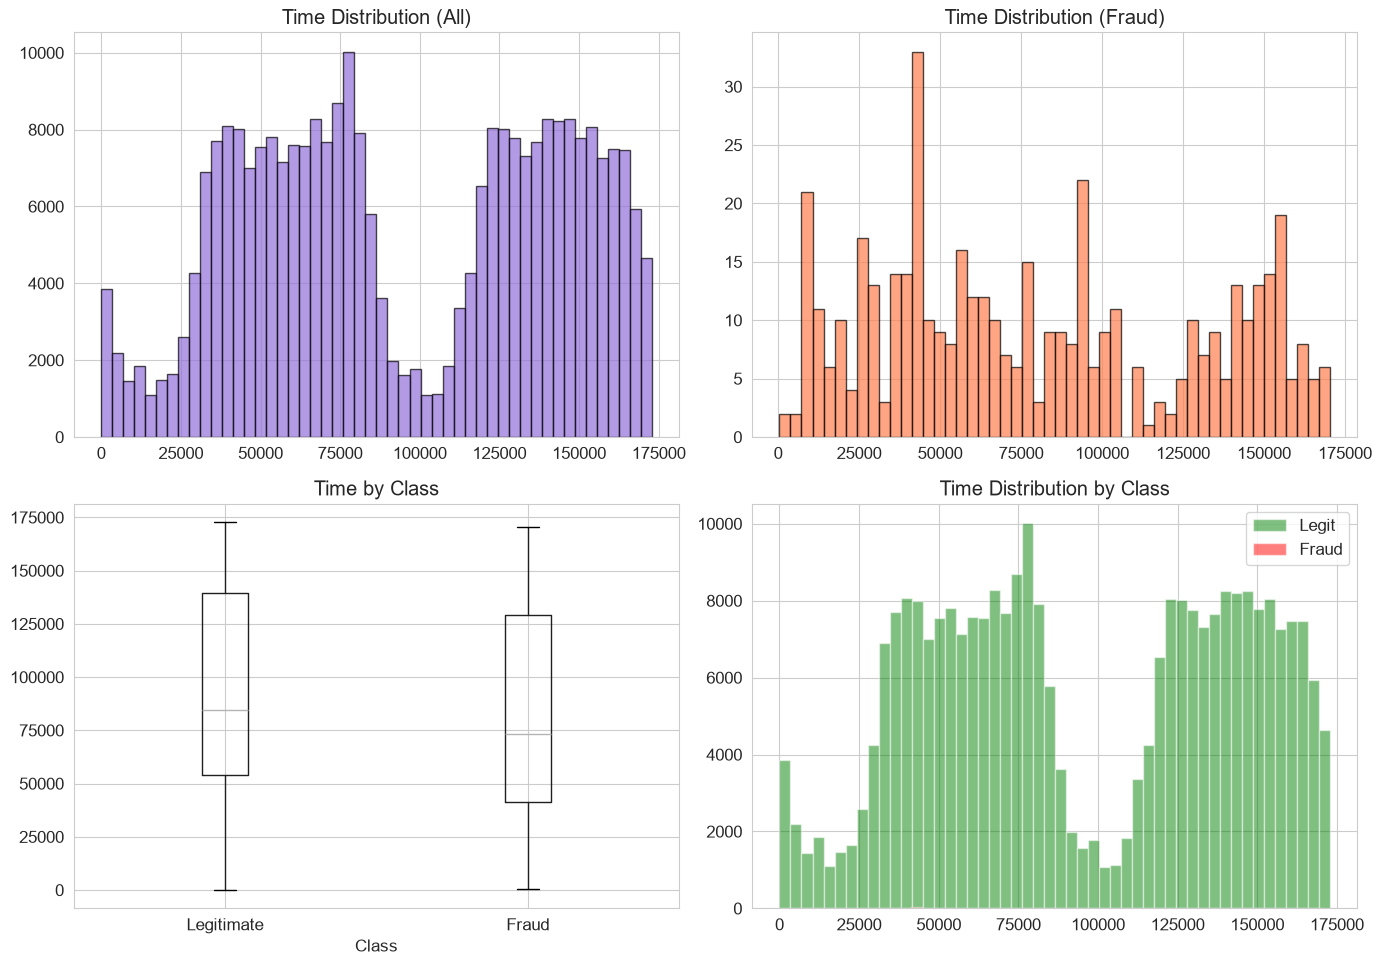
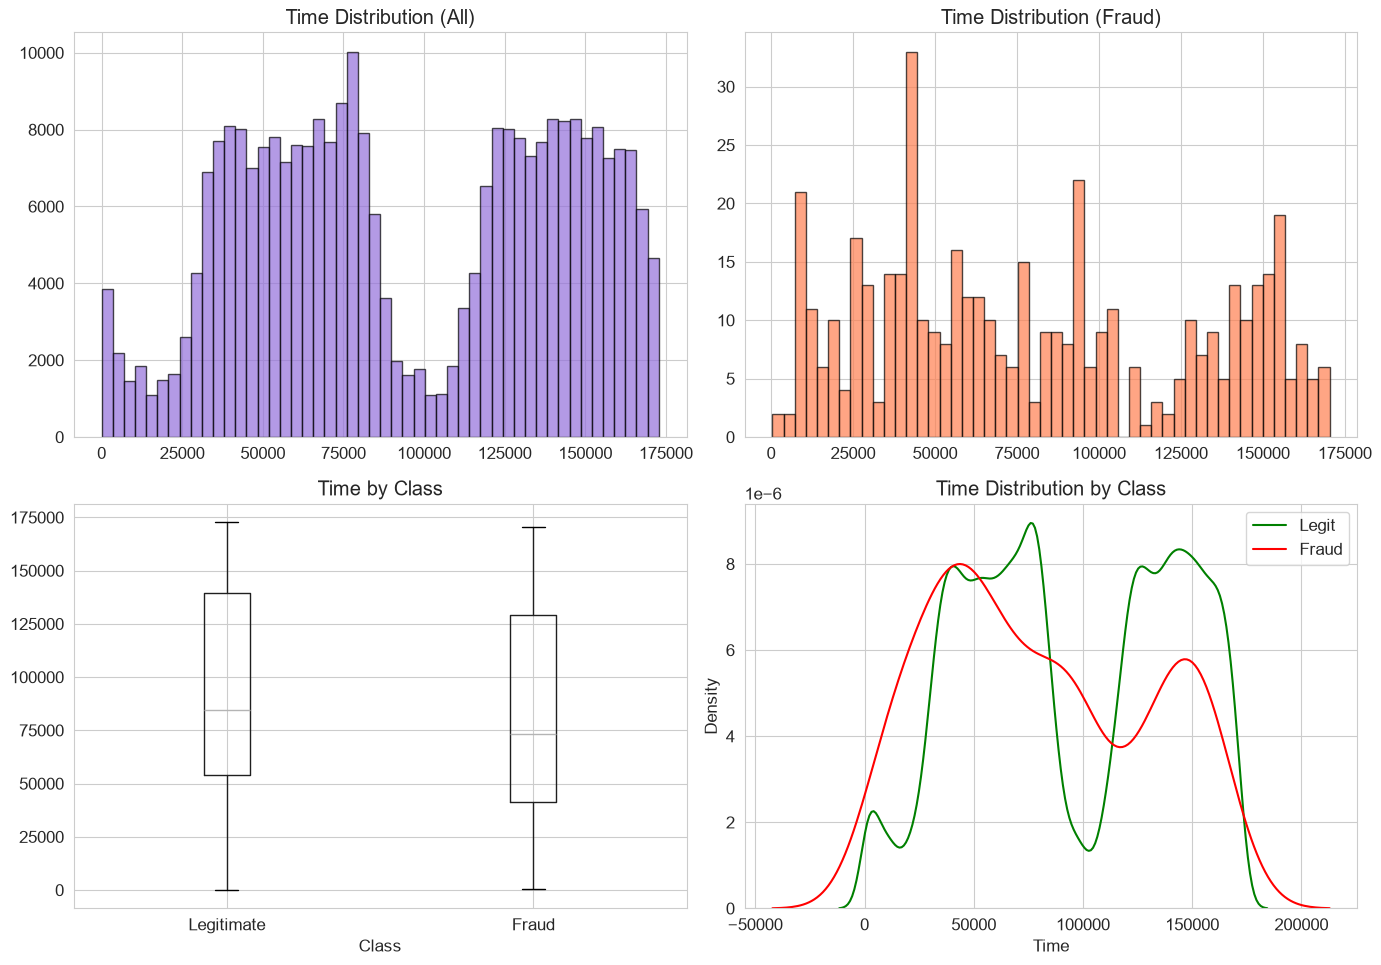
Unified diff of the notebook cell whose output changed from the first chart to the second:
--- before
+++ after
@@ -12,6 +12,6 @@
 plt.suptitle("")
 
-axes[1, 1].hist(df[df["Class"] == 0]["Time"], bins=50, alpha=0.5, label="Legit", color="green")
-axes[1, 1].hist(df[df["Class"] == 1]["Time"], bins=50, alpha=0.5, label="Fraud", color="red")
+sns.kdeplot(df[df["Class"] == 0]["Time"], label="Legit", color="green", ax=axes[1, 1])
+sns.kdeplot(df[df["Class"] == 1]["Time"], label="Fraud", color="red", ax=axes[1, 1])
 axes[1, 1].set_title("Time Distribution by Class")
 axes[1, 1].legend()

Commit: feat: Data Analysis and Preprocessing